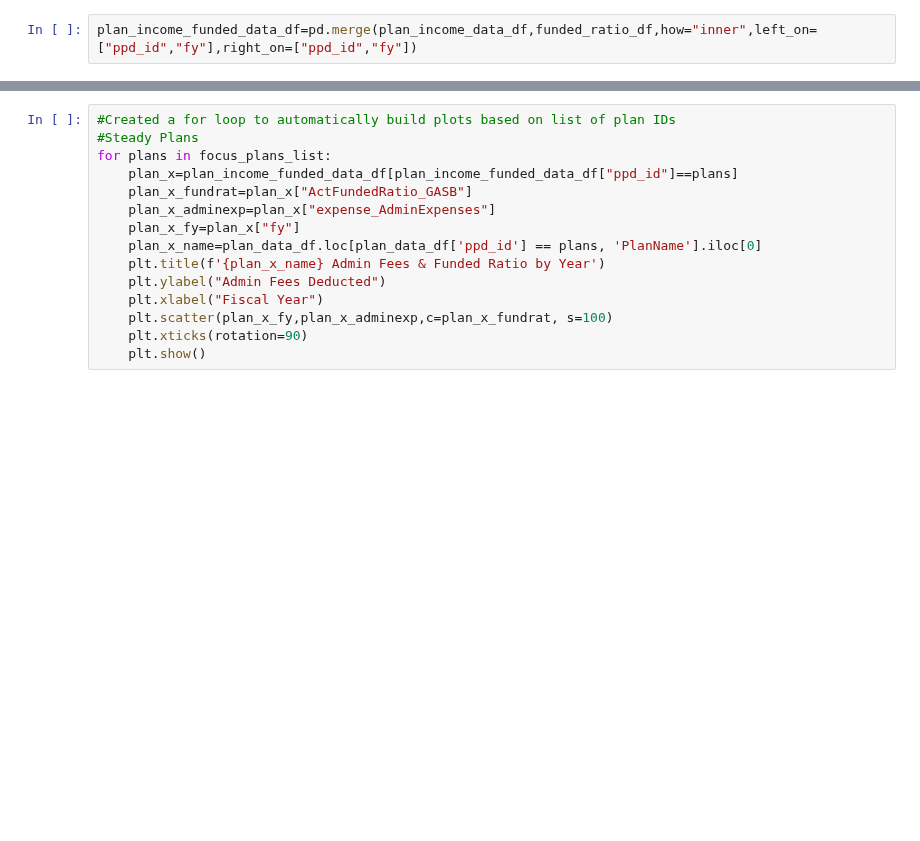
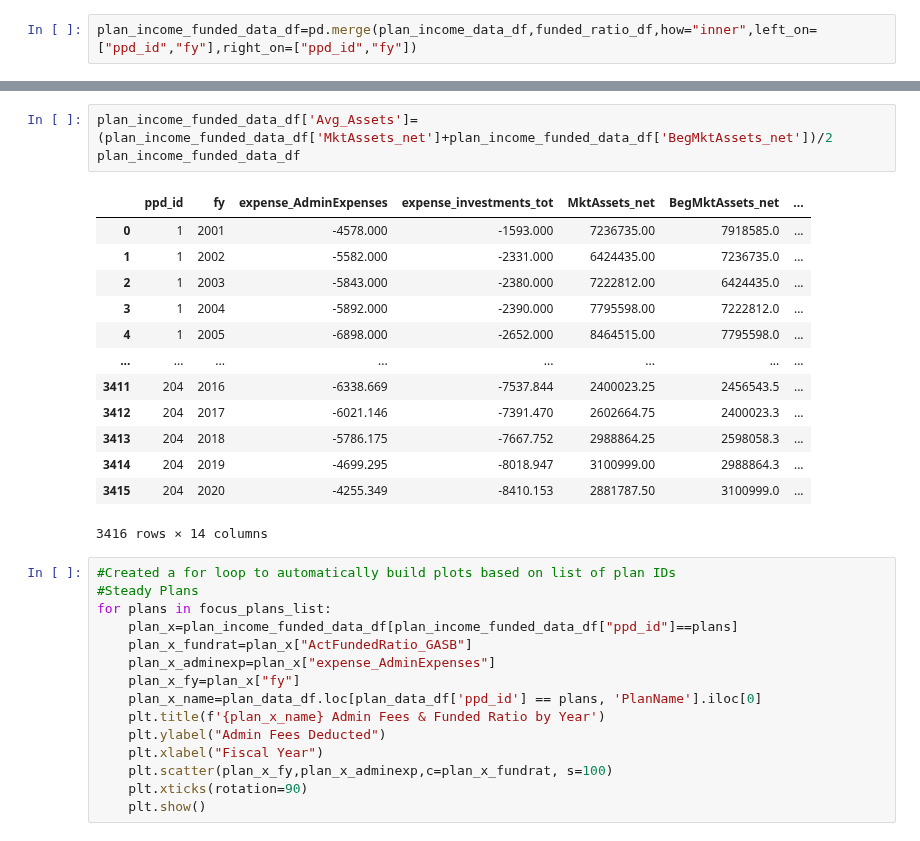
Before and after one commit to DeltaDeutsch/PPD-Group-Project, a Jupyter notebook: PPD Group Costs Fees.ipynb, the cells around one changed output, grey strips where cells are left out. Cells and saved outputs as stored; diff of their text form; blank space fills up the shorter version.

```diff
--- a/PPD Group Costs Fees.ipynb
+++ b/PPD Group Costs Fees.ipynb
@@ -120,3 +122,20 @@ plan_income_funded_data_df['PercentReqContPaid'] = plan_income_funded_data_df['P
+# %%
+plan_income_funded_data_df['Avg_Assets']=(plan_income_funded_data_df['MktAssets_net']+plan_income_funded_data_df['BegMktAssets_net'])/2
+plan_income_funded_data_df
+# %% [output]
+|  | ppd_id | fy | expense_AdminExpenses | expense_investments_tot | MktAssets_net | BegMktAssets_net | ... |
+| 0 | 1 | 2001 | -4578.000 | -1593.000 | 7236735.00 | 7918585.0 | ... |
+| 1 | 1 | 2002 | -5582.000 | -2331.000 | 6424435.00 | 7236735.0 | ... |
+| 2 | 1 | 2003 | -5843.000 | -2380.000 | 7222812.00 | 6424435.0 | ... |
+| 3 | 1 | 2004 | -5892.000 | -2390.000 | 7795598.00 | 7222812.0 | ... |
+| 4 | 1 | 2005 | -6898.000 | -2652.000 | 8464515.00 | 7795598.0 | ... |
+| ... | ... | ... | ... | ... | ... | ... | ... |
+| 3411 | 204 | 2016 | -6338.669 | -7537.844 | 2400023.25 | 2456543.5 | ... |
+| 3412 | 204 | 2017 | -6021.146 | -7391.470 | 2602664.75 | 2400023.3 | ... |
+| 3413 | 204 | 2018 | -5786.175 | -7667.752 | 2988864.25 | 2598058.3 | ... |
+| 3414 | 204 | 2019 | -4699.295 | -8018.947 | 3100999.00 | 2988864.3 | ... |
+| 3415 | 204 | 2020 | -4255.349 | -8410.153 | 2881787.50 | 3100999.0 | ... |
+3416 rows × 14 columns
 # %%
 #Created a for loop to automatically build plots based on list of plan IDs
 #Steady Plans
```
Also changed, not shown: parts of 7 cells of this notebook, 2 other files.
